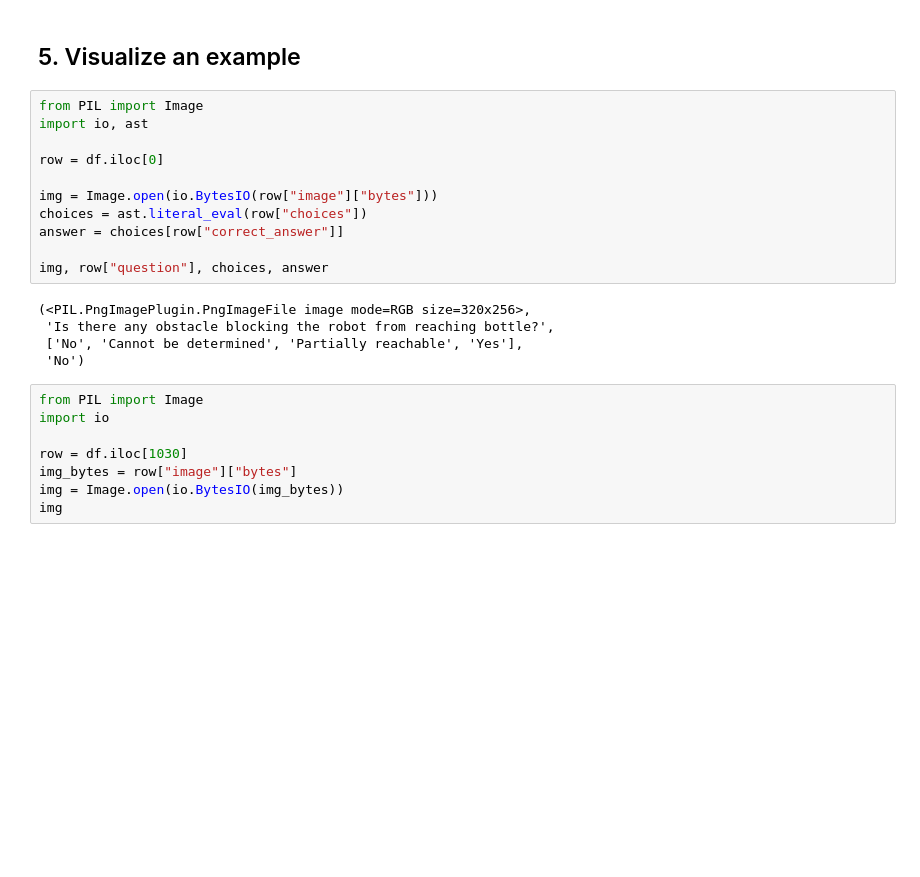
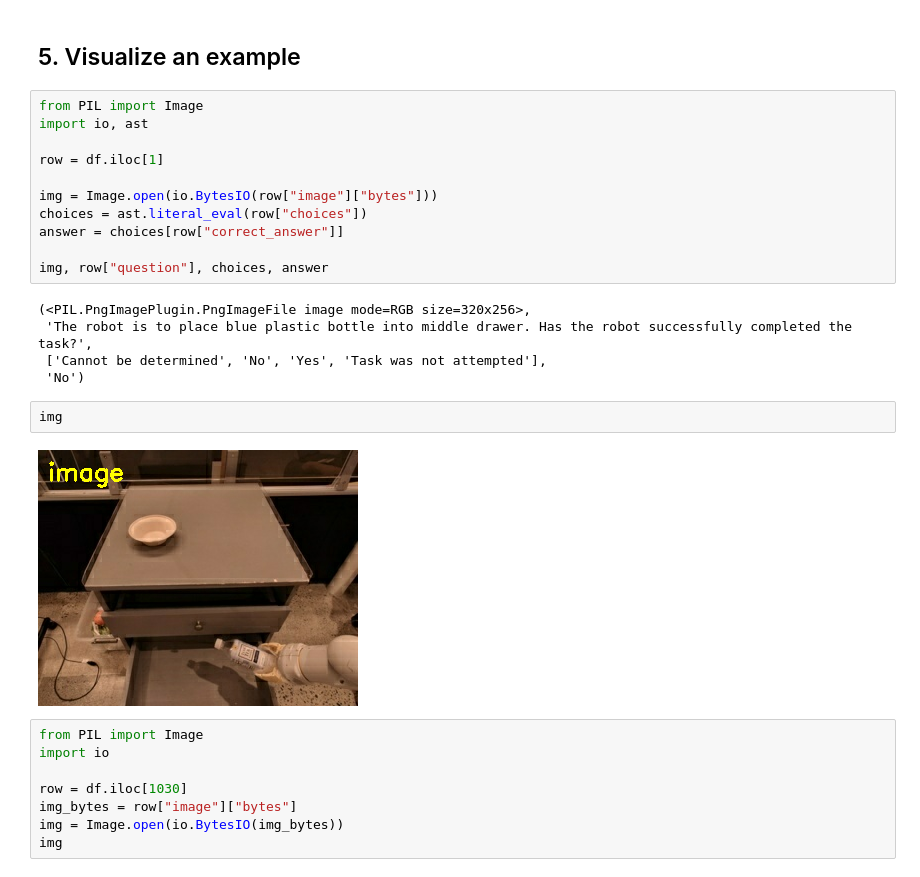
Before and after one commit to Masoudjafaripour/Multimodal_Datasets_Generative_Reasoning, a Jupyter notebook: examples/extend_existing/Robo2VLM/Robo2VLM_open.ipynb, the cells around one changed output. Drawn from its saved outputs; the diff is of its cells as text; blank space fills up the shorter version.

```diff
--- a/examples/extend_existing/Robo2VLM/Robo2VLM_open.ipynb
+++ b/examples/extend_existing/Robo2VLM/Robo2VLM_open.ipynb
@@ -58,7 +58,7 @@ df.head()
 from PIL import Image
 import io, ast
 
-row = df.iloc[0]
+row = df.iloc[1]
 
 img = Image.open(io.BytesIO(row["image"]["bytes"]))
 choices = ast.literal_eval(row["choices"])
@@ -67,9 +67,13 @@ answer = choices[row["correct_answer"]]
 img, row["question"], choices, answer
 # %% [output]
 (<PIL.PngImagePlugin.PngImageFile image mode=RGB size=320x256>,
- 'Is there any obstacle blocking the robot from reaching bottle?',
- ['No', 'Cannot be determined', 'Partially reachable', 'Yes'],
+ 'The robot is to place blue plastic bottle into middle drawer. Has the robot successfully completed the task?',
+ ['Cannot be determined', 'No', 'Yes', 'Task was not attempted'],
  'No')
+# %%
+img
+# %% [output]
+[figure, added]
 # %%
 from PIL import Image
 import io
```
Also changed, not shown: parts of 3 cells of this notebook, 2 other files.
